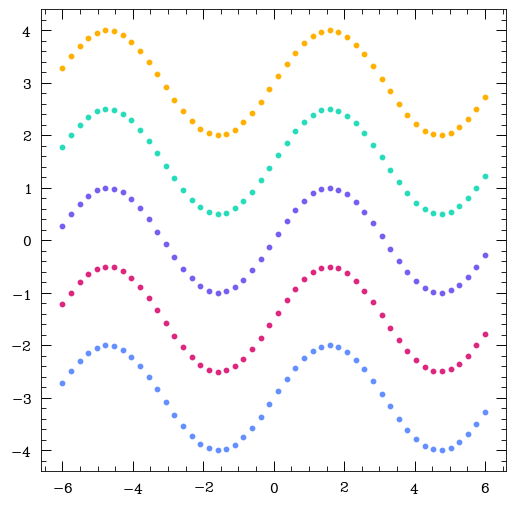
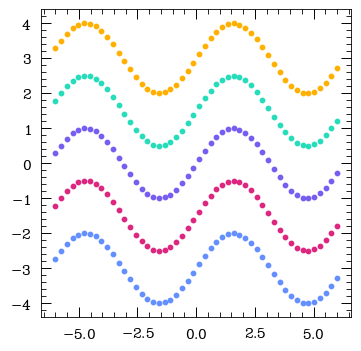
Code edit (unified diff) that turned the first committed figure into the second:
--- before
+++ after
@@ -1,3 +1,3 @@
-va.ax.scatter([t, t, t, t, t], [sin-3, sin-1.5, sin, sin+1.5, sin+3])
+va.ax.scatter([t, t, t, t, t], [sin-3, sin-1.5, sin, sin+1.5, sin+3], figsize=(4,4))
 # this notation is identical to the above notation !
-va.ax.scatter(t, [sin-3, sin-1.5, sin, sin+1.5, sin+3])
+va.ax.scatter(t, [sin-3, sin-1.5, sin, sin+1.5, sin+3], figsize=(4,4))

Commit: update quickstart and fix .gitignore